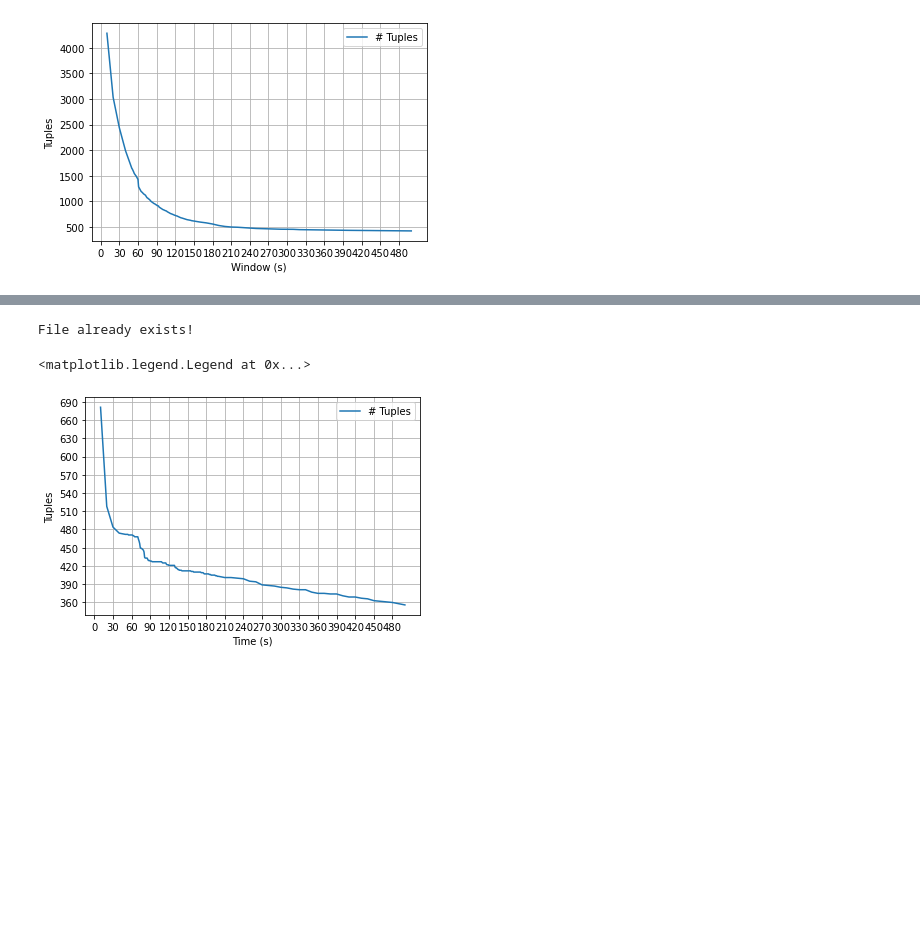
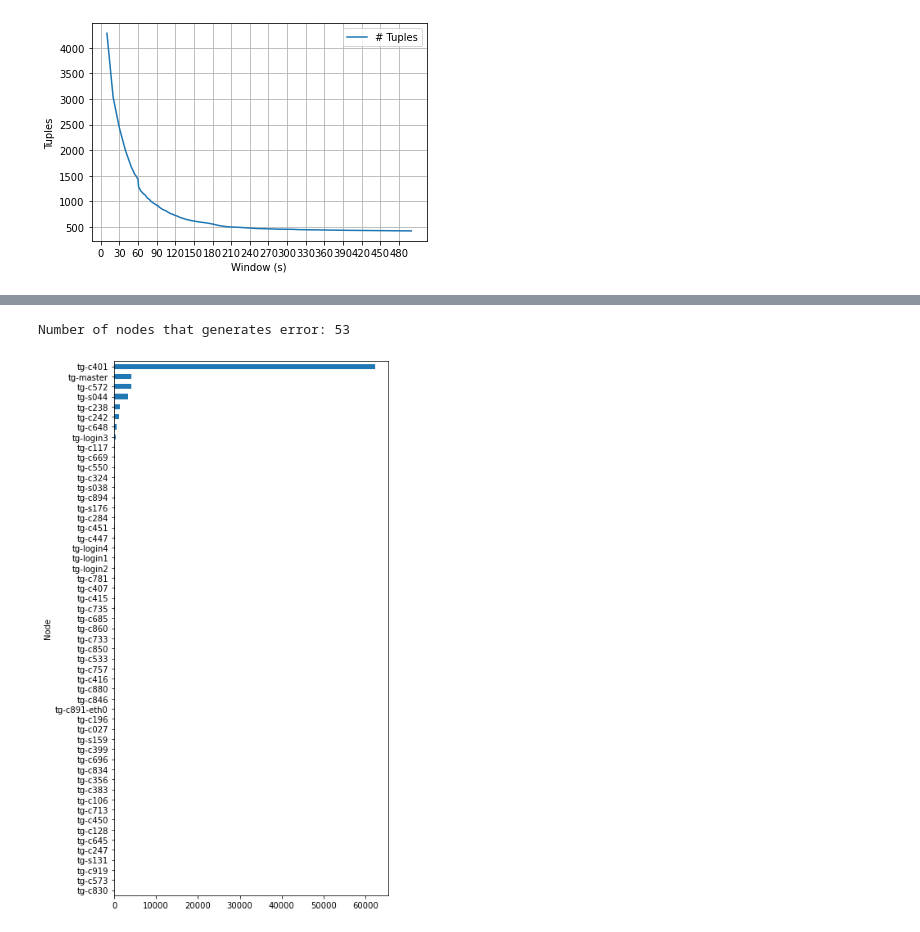
Before and after one commit to GuidoDC97/IE, a Jupyter notebook: Esercizio 5 FFDA/FFDA.ipynb, the cells around one changed output, grey strips where cells are left out. Saved outputs shown, nothing was run; the diff lists cells and outputs as text; code cells hidden in the pictures; blank space fills up the shorter version.

```diff
--- a/Esercizio 5 FFDA/FFDA.ipynb
+++ b/Esercizio 5 FFDA/FFDA.ipynb
@@ -134,23 +156,15 @@ Log file has 125624 entries and 4 columns.
-# %%
-c_wins = np.arange(10,510,10)
-accuracy = np.arange(50,200,1)
-c_wins = c_wins.tolist()
-c_wins.extend(accuracy)
-c_wins.sort()
-
-filepath = 'Dataset/BGLSensitivity.txt'
-sensitivity_analysis(df_bgl, c_wins, filepath)
-
-df_bgl_sensitivity = pd.read_csv(filepath, sep = " ", names = ["Time (s)", "# Tuples"])
-
-plt.plot(df_bgl_sensitivity["Time (s)"],df_bgl_sensitivity["# Tuples"], label = "# Tuples")
-plt.xticks(np.arange(0, 500, step = 30))
-plt.yticks(np.arange(360, 700, step = 30))
-plt.xlabel("Time (s)")
-plt.ylabel("Tuples")
-plt.grid()
-plt.legend()
-# %% [output]
-File already exists!
-<matplotlib.legend.Legend at 0x...>
-[figure, removed]
+# %%
+df_mercury.loc[df_mercury['Node'].str.contains('login'), 'Type'] = 'login'
+df_mercury.loc[df_mercury['Node'].str.contains('c'), 'Type'] = 'computation'
+df_mercury.loc[df_mercury['Node'].str.contains('s'), 'Type'] = 'storage'
+df_mercury.loc[df_mercury['Node'].str.contains('master'), 'Type'] = 'master'
+# %%
+print("Number of nodes that generates error: " + str(len(df_mercury['Node'].unique())))
+# %% [output]
+Number of nodes that generates error: 53
+# %%
+plt.figure(figsize=(6,12))
+df_mercury.groupby(by='Node').Timestamp.count().sort_values().plot.barh()
+plt.show()
+# %% [output]
+[figure, added]
```
Also changed, not shown: parts of 24 cells of this notebook.
